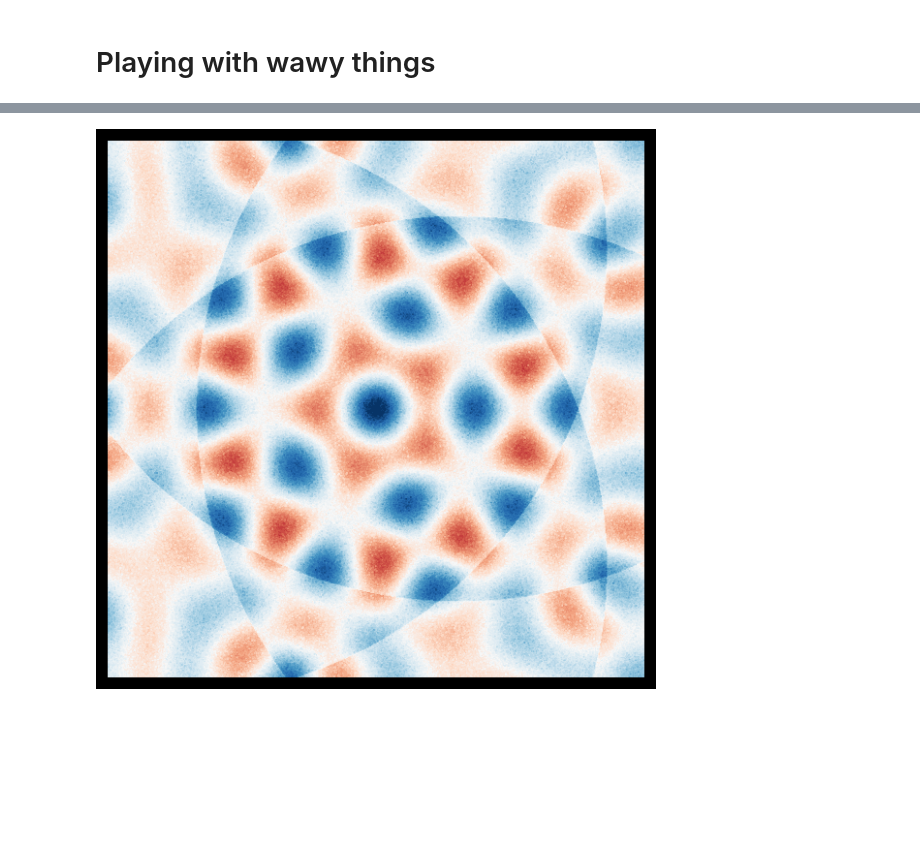
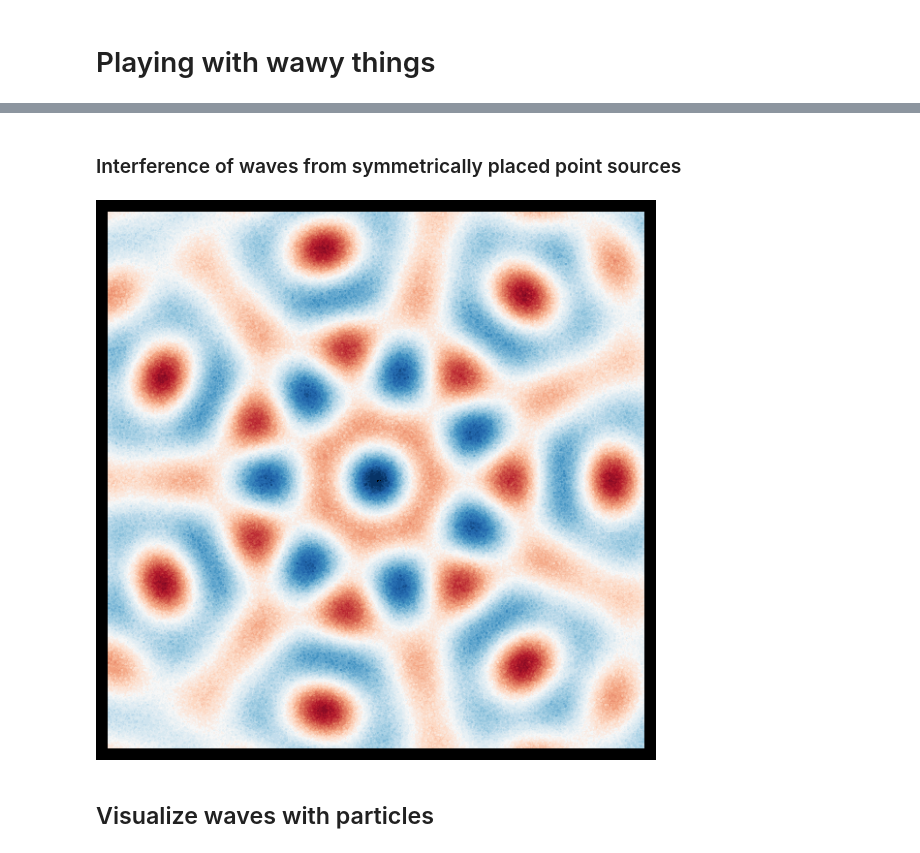
Before and after one commit to masterdesky/maths, a Jupyter notebook: waves/wavy.ipynb, the cells around one changed output, grey strips where cells are left out. Cells and saved outputs as stored; diff of their text form; code cells hidden in the pictures; blank space fills up the shorter version.

```diff
--- a/waves/wavy.ipynb
+++ b/waves/wavy.ipynb
@@ -48,0 +35,5 @@ plt.show()
+# %%
+N = 2000
+x = np.random.uniform(X.min(), X.max(), size=N)
+y = np.random.uniform(Y.min(), Y.max(), size=N)
+points = np.vstack((x.flatten(), y.flatten())).T
@@ -51,8 +55,9 @@ plt.show()
 A = 1.0
 c = 1.0
 # %%
-def wave(t, X, Y, x0, y0, A, c):
+def wave(t, X, Y, x0, y0, A, c, noise=True):
     r = np.sqrt((X-x0)**2 + (Y-y0)**2)
     wave = A * np.heaviside(t - r/c, 1) * np.cos(2*np.pi*(t - r/c))
-    noise = np.random.normal(0, A/8, X.shape)
-    return wave+noise
+    if noise:
+        wave += np.random.normal(0, A/8, X.shape)
+    return wave
@@ -59,3 +75,5 @@ def wave(t, X, Y, x0, y0, A, c):
+# %% [markdown]
+### Interference of waves from symmetrically placed point sources
 # %%
 a = 6
 l = 3
@@ -64,20 +82,24 @@ xy2 = (a/2 - l*np.sqrt(3)/2, a/2 - l/2)
 xy3 = (a/2 + l*np.sqrt(3)/2, a/2 - l/2)
 # %%
 def polygon_vertices(a: float, l: float, n: int):
-    """
+    '''
     Calculate the vertices of a regular polygon inscribed in a square.
 
     Parameters:
-    a (float): The side length of the square.
-    l (float): The distance from the center of the square to the top vertex of the polygon.
-    n (int): The number of sides of the polygon.
+    a : float
+        The side length of the square.
+    l : float
+        The distance from the center of the square to the top vertex of the polygon.
+    n : int
+        The number of sides of the polygon.
 
     Returns:
-    list: The coordinates of the vertices.
-    """
-    if n < 3:
-        raise ValueError("The number of sides `n` must be at least 3.")
-    center_x, center_y = a / 2, a / 2
+    vertices : list
+        The coordinates of the vertices.
+    '''
+    if n < 2:
+        raise ValueError("The number of sides `n` must be at least 2.")
+    center_x, center_y = a/2, a/2
     vertices = []
     for i in range(n):
         angle = 2 * np.pi * i / n
@@ -86,5 +108,5 @@ def polygon_vertices(a: float, l: float, n: int):
         vertices.append((x, y))
     return vertices
 # %%
-a, l, n = 6, 3, 5
+a, l, n = 6, 3, 7
 vertices = polygon_vertices(a=a, l=l, n=n)
@@ -96,10 +113,16 @@ for x, y in vertices:
 # %%
 fig, ax = plt.subplots(figsize=D, dpi=120, facecolor='black')
 ax.set_aspect('equal')
 ax.axis('off')
 
+t = 10
+Z = np.zeros_like(X)
+for x0, y0 in vertices:
+    Z += wave(t=t, X=X, Y=Y, x0=x0, y0=y0, A=1.0, c=1.0)
 ax.contourf(X, Y, Z, levels=np.linspace(-n, n, 50), cmap='RdBu')
 
 plt.show()
 # %% [output]
-[figure, old version]
+[figure, new version]
+# %% [markdown]
+## Visualize waves with particles
```
Also changed, not shown: parts of 39 cells of this notebook.
